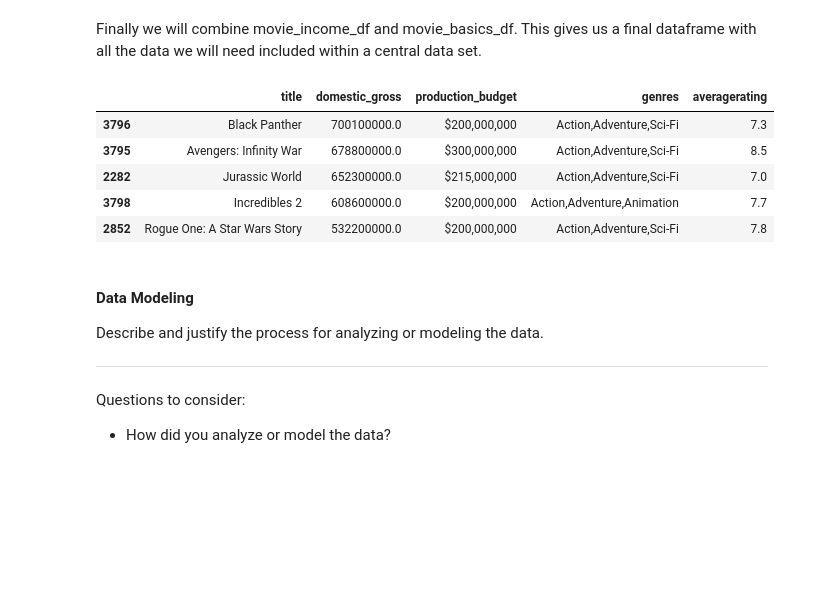
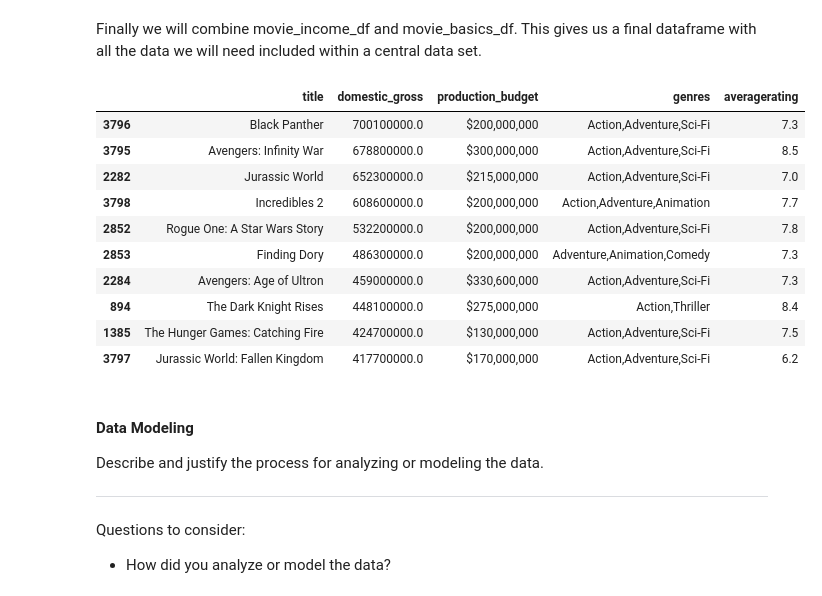
Before and after one commit to ashakeri92/dsc-phase-1-project-v2-3, a Jupyter notebook: analysis.ipynb, the cells around one changed output. Saved outputs shown, nothing was run; the diff lists cells and outputs as text; code cells hidden in the pictures; blank space fills up the shorter version.

```diff
--- a/analysis.ipynb
+++ b/analysis.ipynb
@@ -236,16 +243,21 @@ Finally we will combine movie_income_df and movie_basics_df. This gives us a fin
 # %%
 movie_combined_df = pd.merge(movie_income_df,
                               movie_basics_df,
                               on=['title'],
                               how='left')
 
 movie_combined_df.drop(['tconst'], axis=1, inplace=True)
-movie_combined_df = movie_combined_df.sort_values(by='domestic_gross', ascending=False).dropna().head(5)
+movie_combined_df = movie_combined_df.sort_values(by='domestic_gross', ascending=False).dropna().head(10)
 movie_combined_df
 # %% [output]
 |  | title | domestic_gross | production_budget | genres | averagerating |
 | 3796 | Black Panther | 700100000.0 | $200,000,000 | Action,Adventure,Sci-Fi | 7.3 |
 | 3795 | Avengers: Infinity War | 678800000.0 | $300,000,000 | Action,Adventure,Sci-Fi | 8.5 |
 | 2282 | Jurassic World | 652300000.0 | $215,000,000 | Action,Adventure,Sci-Fi | 7.0 |
 | 3798 | Incredibles 2 | 608600000.0 | $200,000,000 | Action,Adventure,Animation | 7.7 |
 | 2852 | Rogue One: A Star Wars Story | 532200000.0 | $200,000,000 | Action,Adventure,Sci-Fi | 7.8 |
+| 2853 | Finding Dory | 486300000.0 | $200,000,000 | Adventure,Animation,Comedy | 7.3 |
+| 2284 | Avengers: Age of Ultron | 459000000.0 | $330,600,000 | Action,Adventure,Sci-Fi | 7.3 |
+| 894 | The Dark Knight Rises | 448100000.0 | $275,000,000 | Action,Thriller | 8.4 |
+| 1385 | The Hunger Games: Catching Fire | 424700000.0 | $130,000,000 | Action,Adventure,Sci-Fi | 7.5 |
+| 3797 | Jurassic World: Fallen Kingdom | 417700000.0 | $170,000,000 | Action,Adventure,Sci-Fi | 6.2 |
```
Also changed, not shown: parts of 6 cells of this notebook, 4 other files.
